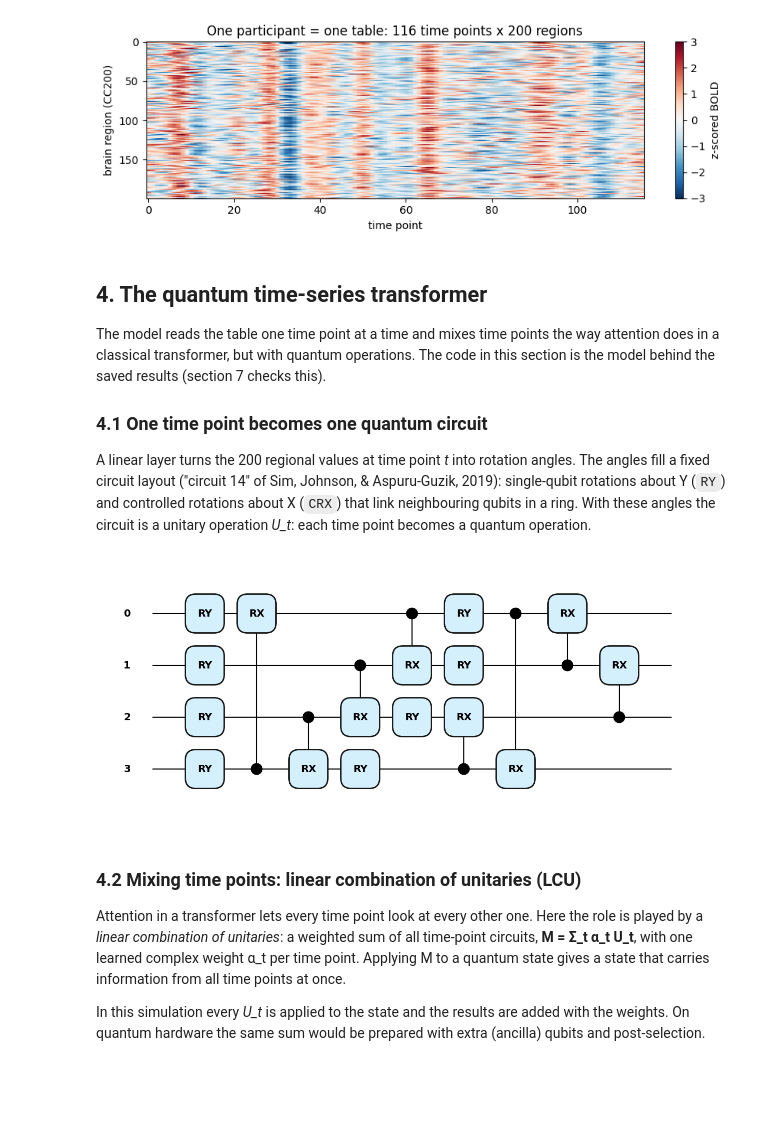
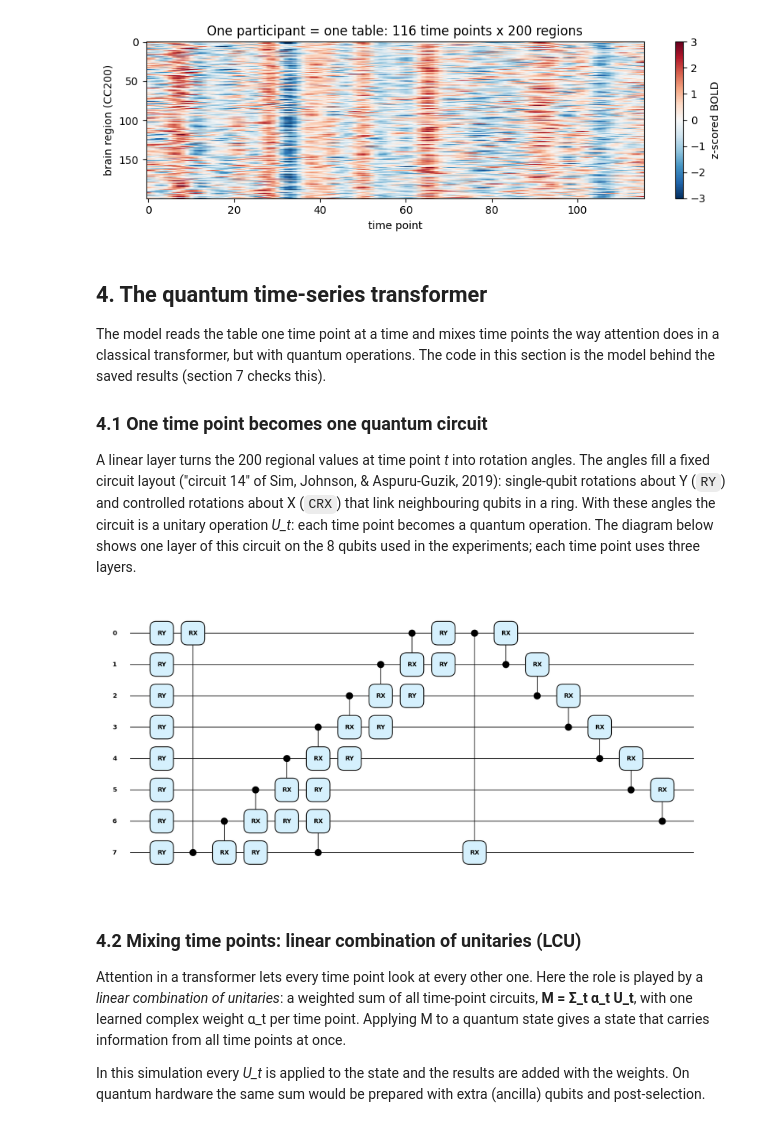
Before and after one commit to Transconnectome/QML_in_Neuro, a Jupyter notebook: notebooks/QTST_ABIDE_demo.ipynb, the cells around one changed output. Drawn from its saved outputs; the diff is of its cells as text; code cells hidden in the pictures; blank space fills up the shorter version.

```diff
--- a/notebooks/QTST_ABIDE_demo.ipynb
+++ b/notebooks/QTST_ABIDE_demo.ipynb
@@ -240,35 +240,38 @@ The model reads the table one time point at a time and mixes time points the way
 
 ### 4.1 One time point becomes one quantum circuit
 
-A linear layer turns the 200 regional values at time point *t* into rotation angles. The angles fill a fixed circuit layout ("circuit 14" of Sim, Johnson, & Aspuru-Guzik, 2019): single-qubit rotations about Y (`RY`) and controlled rotations about X (`CRX`) that link neighbouring qubits in a ring. With these angles the circuit is a unitary operation *U_t*: each time point becomes a quantum operation.
+A linear layer turns the 200 regional values at time point *t* into rotation angles. The angles fill a fixed circuit layout ("circuit 14" of Sim, Johnson, & Aspuru-Guzik, 2019): single-qubit rotations about Y (`RY`) and controlled rotations about X (`CRX`) that link neighbouring qubits in a ring. With these angles the circuit is a unitary operation *U_t*: each time point becomes a quantum operation. The diagram below shows one layer of this circuit on the 8 qubits used in the experiments; each time point uses three layers.
 # %%
 def sim14_circuit(params, wires, layers=1):
     """Circuit 14 of Sim et al. (2019). `params` holds 4 * wires * layers angles (a batch of them is allowed)."""
     is_batched = params.ndim == 2
     idx = 0
 
     def take():
         nonlocal idx
         angle = params[:, idx] if is_batched else params[idx]
         idx += 1
         return angle
 
     for _ in range(layers):
         for i in range(wires):
             qml.RY(take(), wires=i)
         for i in range(wires - 1, -1, -1):
             qml.CRX(take(), wires=[i, (i + 1) % wires])
         for i in range(wires):
             qml.RY(take(), wires=i)
         for i in [wires - 1] + list(range(wires - 1)):
             qml.CRX(take(), wires=[i, (i - 1) % wires])
 
 
-fig, ax = qml.draw_mpl(lambda p: sim14_circuit(p, wires=4, layers=1), decimals=None, style="pennylane")(torch.zeros(16))
-fig.savefig("qtst_circuit14_4qubits.png", dpi=300, bbox_inches="tight")
+# One layer of circuit 14 on the 8 qubits used in the experiments (each time point uses three such layers).
+fig, ax = qml.draw_mpl(lambda p: sim14_circuit(p, wires=N_QUBITS, layers=1), decimals=None, style="pennylane")(
+    torch.zeros(4 * N_QUBITS)
+)
+fig.savefig(f"qtst_circuit14_{N_QUBITS}qubits.png", dpi=300, bbox_inches="tight")
 plt.show()
 # %% [output]
-[figure, old version]
+[figure, new version]
 # %% [markdown]
 ### 4.2 Mixing time points: linear combination of unitaries (LCU)
 
```
Also changed, not shown: parts of 1 cell of this notebook, 3 other files.
